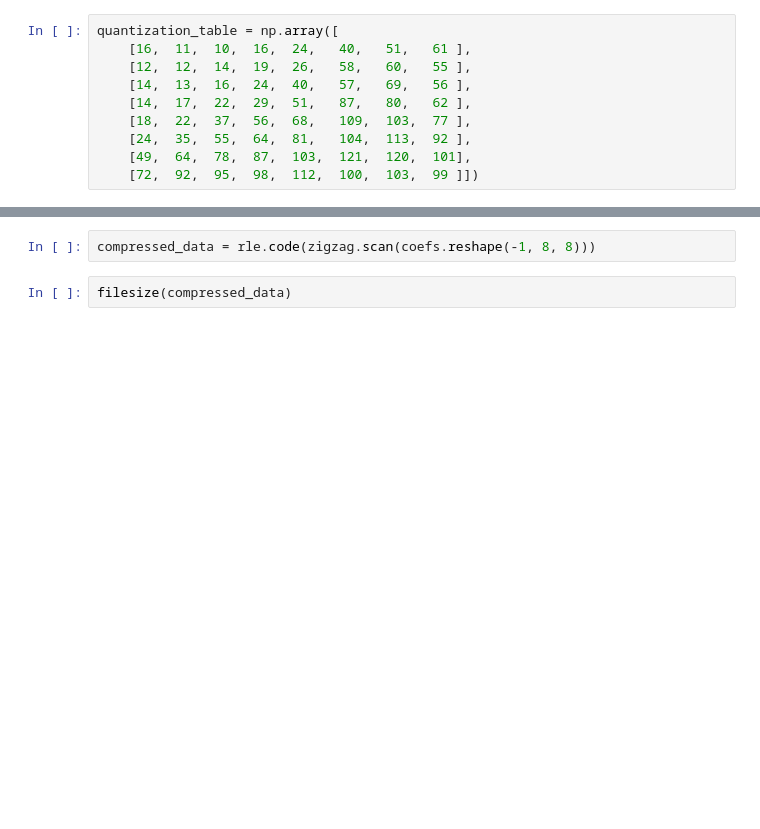
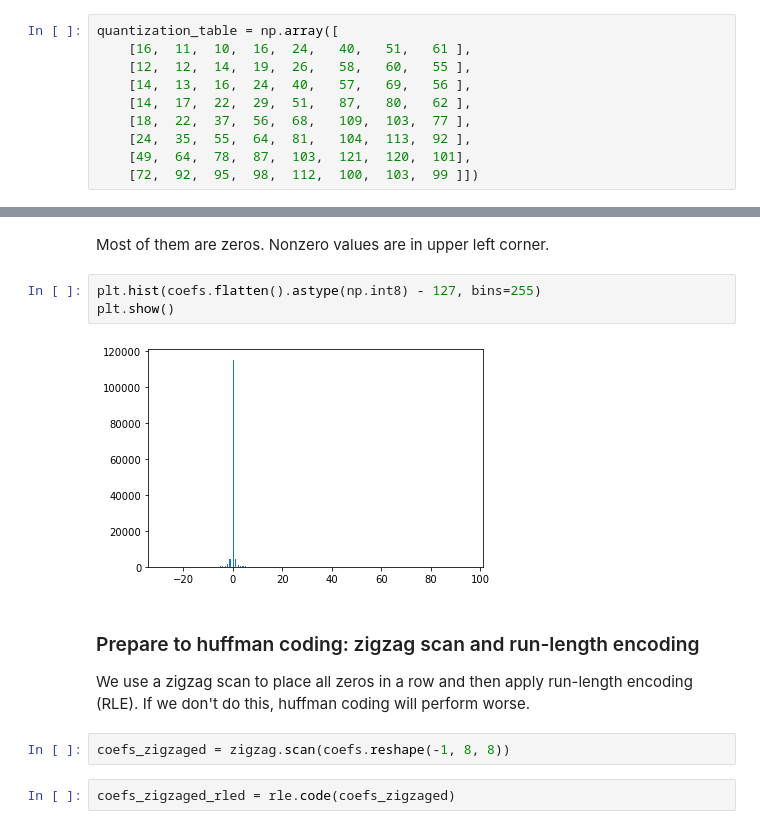
Before and after one commit to egorchistov/jpeg, a Jupyter notebook: jpeg_basics.ipynb, the cells around one changed output, grey strips where cells are left out. Saved outputs shown, nothing was run; the diff lists cells and outputs as text; blank space fills up the shorter version.

```diff
--- a/jpeg_basics.ipynb
+++ b/jpeg_basics.ipynb
@@ -71,4 +114,15 @@ for row in range(view.shape[0]):
+# %% [markdown]
+Most of them are zeros. Nonzero values are in upper left corner.
+# %%
+plt.hist(coefs.flatten().astype(np.int8) - 127, bins=255)
+plt.show()
+# %% [output]
+[figure, added]
+# %% [markdown]
+### Prepare to huffman coding: zigzag scan and run-length encoding
+
+We use a zigzag scan to place all zeros in a row and then apply run-length encoding (RLE). If we don't do this, huffman coding will perform worse.
+# %%
+coefs_zigzaged = zigzag.scan(coefs.reshape(-1, 8, 8))
 # %%
-compressed_data = rle.code(zigzag.scan(coefs.reshape(-1, 8, 8)))
+coefs_zigzaged_rled = rle.code(coefs_zigzaged)
-# %%
-filesize(compressed_data)
```
Also changed, not shown: parts of 37 cells of this notebook.
